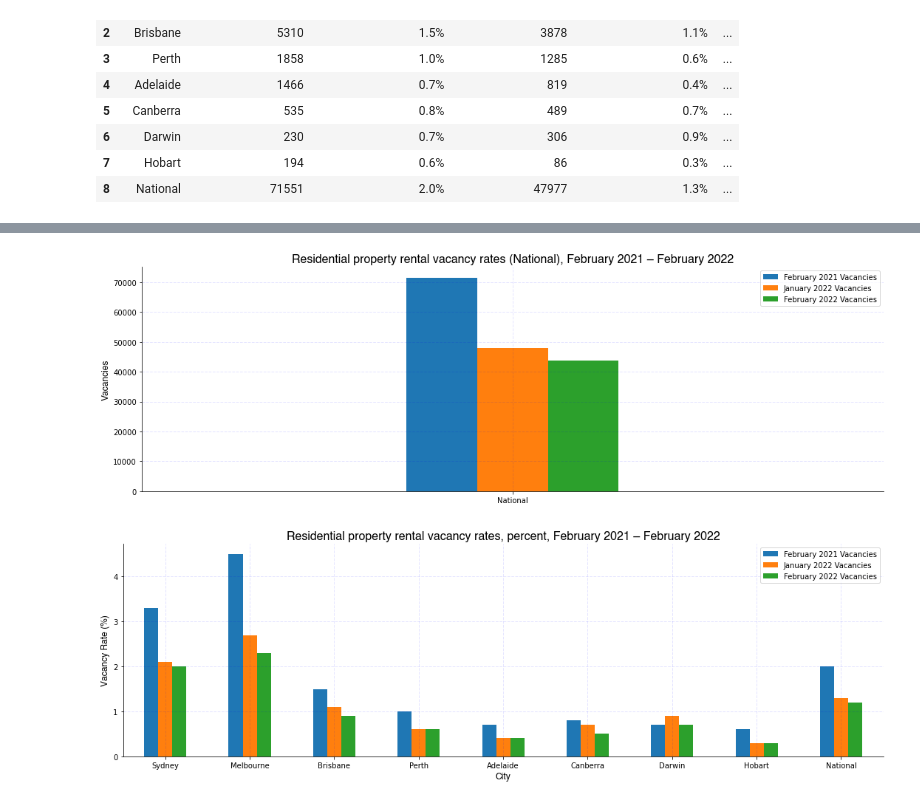
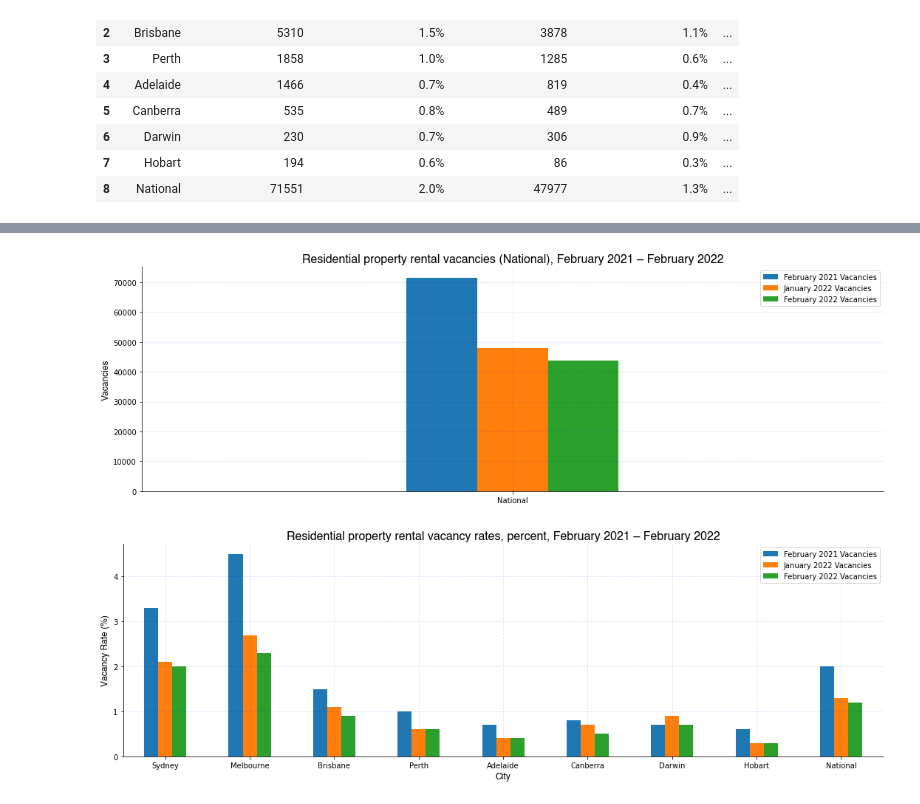
Before and after one commit to mnperic/australian-rental-vacancy-rates, a Jupyter notebook: australian_rental_vacancy.ipynb, the cells around one changed output, grey strips where cells are left out. Cells and saved outputs as stored; diff of their text form; code cells hidden in the pictures.

```diff
--- a/australian_rental_vacancy.ipynb
+++ b/australian_rental_vacancy.ipynb
@@ -134,35 +134,35 @@ plt.show()
 font_1 = {'family':'helvetica','color':'black','size':16}
 font_2 = {'family':'helvetica','color':'black','size':12}
 
 plotdata_1 = pd.DataFrame({
     "February 2021 Vacancies":[71551],
     "January 2022 Vacancies":[47977],
     "February 2022 Vacancies":[43844]
 
     },
     index=["National"]
 )
 
 plotdata_1.plot(figsize=(15,5), kind="bar", width=0.2, alpha=1, rot=0)
-plt.title("Residential property rental vacancy rates (National), February 2021 – February 2022",  fontdict = font_1)
+plt.title("Residential property rental vacancies (National), February 2021 – February 2022",  fontdict = font_1)
 plt.xlabel("", fontdict = font_2)
 plt.ylabel("Vacancies",  fontdict = font_2)
 
 # Grid
 matplotlib.pyplot.grid(visible=True, which='both', axis='both', color='blue',
                        alpha=0.1, linestyle='--', linewidth=1)
 
 # Aesthetics
 plt.gca().spines['top'].set_visible(False)
 plt.gca().spines['right'].set_visible(False)
 plt.tight_layout()
 
 # Show/save
 plt.savefig("/Users/minoperic/Data Analytics/Data Investigations/australian-rental-vacancy-rates/Images/rental_vacancies_national.png",
             transparent=False, dpi=300)
 plt.show()
 # %% [output]
-[figure, old version]
+[figure, new version]
 # %%
 # Plot 'rental_vacancy_2_df' - Vacancies Rate (state)
 
```
Also changed, not shown: parts of 1 cell of this notebook, 2 other files.
